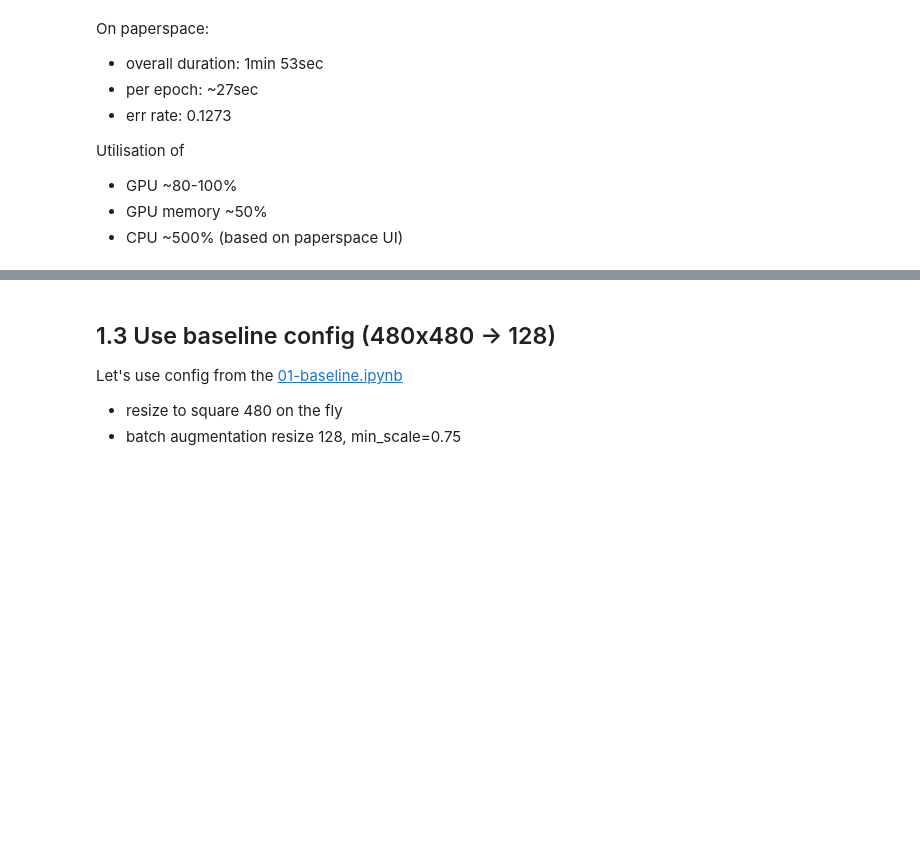
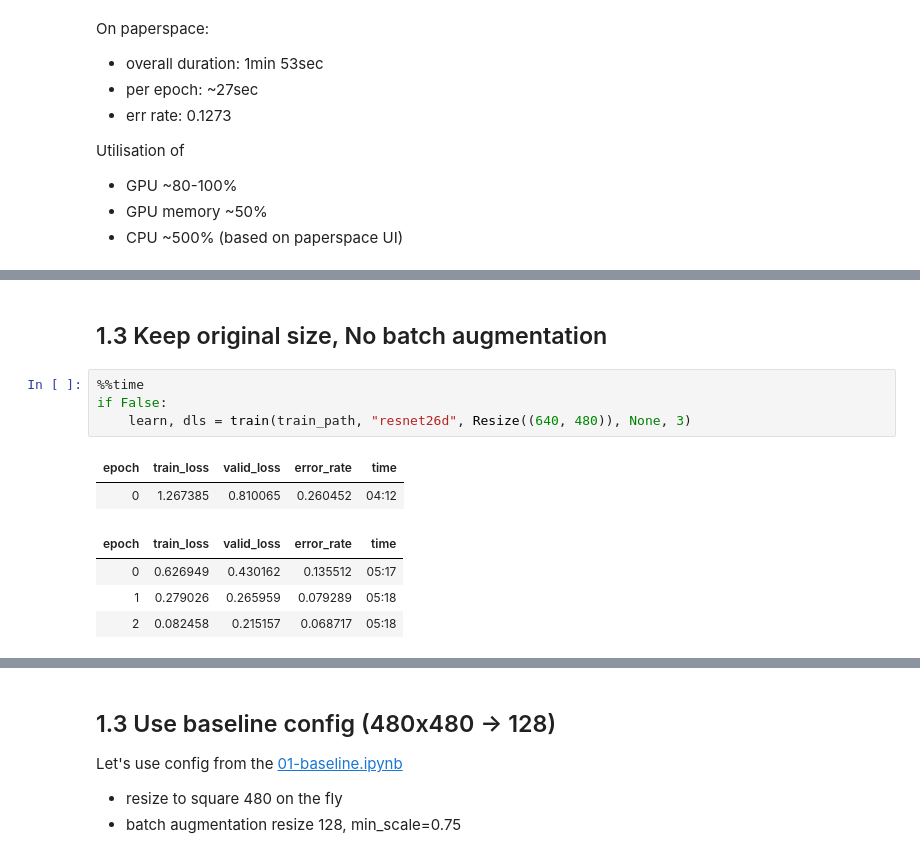
Before and after one commit to jffist/fastai22-paddy, a Jupyter notebook: notebooks/02-convxnet-resize-tta.ipynb, the cells around one changed output, grey strips where cells are left out. Saved outputs shown, nothing was run; the diff lists cells and outputs as text; blank space fills up the shorter version.

```diff
--- a/notebooks/02-convxnet-resize-tta.ipynb
+++ b/notebooks/02-convxnet-resize-tta.ipynb
@@ -201,0 +179,13 @@ Utilisation of
+# %% [markdown]
+## 1.3 Keep original size, No batch augmentation
+# %%
+%%time
+if False:
+    learn, dls = train(train_path, "resnet26d", Resize((640, 480)), None, 3)
+# %% [output]
+| epoch | train_loss | valid_loss | error_rate | time |
+| 0 | 1.267385 | 0.810065 | 0.260452 | 04:12 |
+| epoch | train_loss | valid_loss | error_rate | time |
+| 0 | 0.626949 | 0.430162 | 0.135512 | 05:17 |
+| 1 | 0.279026 | 0.265959 | 0.079289 | 05:18 |
+| 2 | 0.082458 | 0.215157 | 0.068717 | 05:18 |
```
Also changed, not shown: parts of 48 cells of this notebook.
